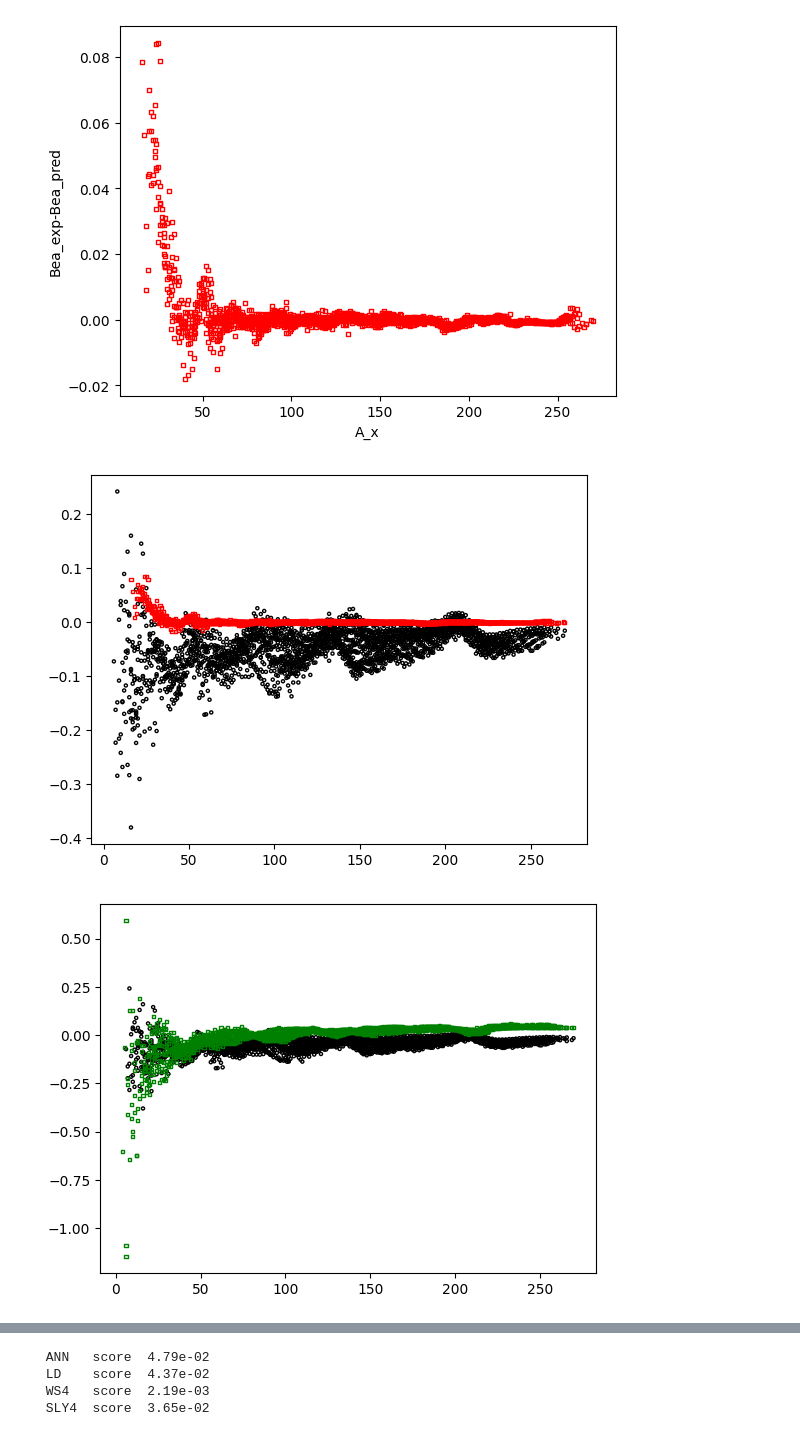
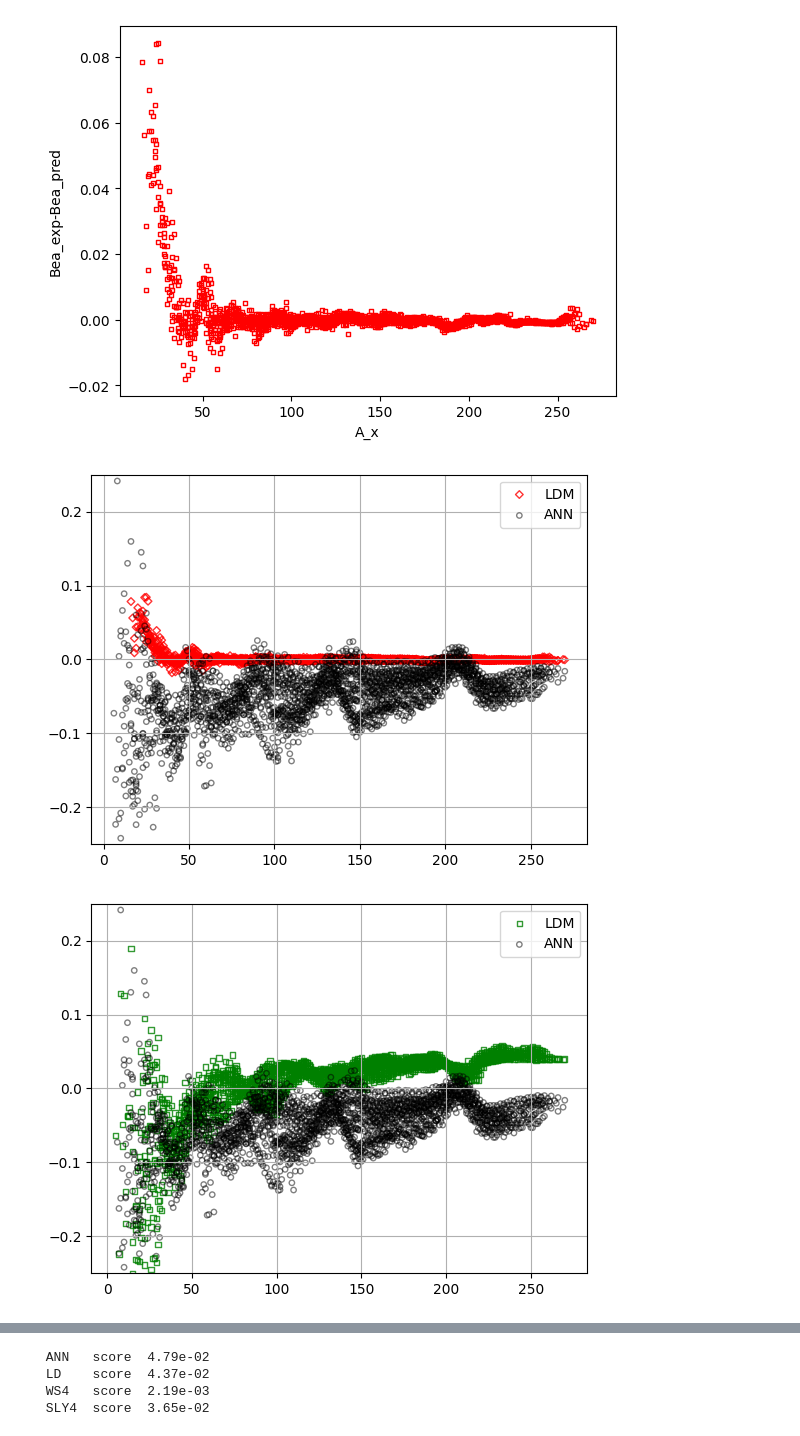
Before and after one commit to JonaJJSJ-crypto/Nucleon, a Jupyter notebook: Nucleon-Jup.ipynb, the cells around one changed output, grey strips where cells are left out. Cells and saved outputs as stored; diff of their text form; code cells hidden in the pictures.

```diff
--- a/Nucleon-Jup.ipynb
+++ b/Nucleon-Jup.ipynb
@@ -367,20 +367,25 @@ plt.show()
 # %% [output]
 [figure]
 # %%
-plt.scatter(x=merge_teo_exp["A_x"],y=merge_teo_exp["Bea_exp-Bea_pred"], color="none", marker="o", edgecolor="black",s=5)
-plt.scatter(x=merge_ws4_exp["A_x"],y=merge_ws4_exp["Bea_exp-Bea_pred"], color="none",marker="s",edgecolor="red",s=5)
+plt.scatter(x=merge_ws4_exp["A_x"],y=merge_ws4_exp["Bea_exp-Bea_pred"], color="none",marker="D",edgecolor="red",s=15,label="LDM",alpha=0.8)
+plt.scatter(x=merge_teo_exp["A_x"],y=merge_teo_exp["Bea_exp-Bea_pred"], color="none", marker="o", edgecolor="black",s=15,label="ANN",alpha=0.5)
 #plt.yscale("log")
-plt.ylim()
+plt.ylim(-0.25,0.25)
+plt.legend()
+plt.grid(True)
 plt.show()
 # %% [output]
-[figure, old version]
+[figure, new version]
 # %%
 sly4_data = pd.read_csv("dataset_Sly4.csv")
 merge_sly4_exp = pd.merge(exp_data, sly4_data, on=["Z","N"], how="inner")
 merge_sly4_exp["Bea_exp-Bea_pred"]=merge_sly4_exp["BEA_x"]-merge_sly4_exp["BEA_y"]
-plt.scatter(x=merge_teo_exp["A_x"],y=merge_teo_exp["Bea_exp-Bea_pred"], color="none", marker="o", edgecolor="black",s=5)
-plt.scatter(x=merge_sly4_exp["A_x"],y=merge_sly4_exp["Bea_exp-Bea_pred"], color="none",marker="s",edgecolor="green",s=5)
+plt.scatter(x=merge_sly4_exp["A_x"],y=merge_sly4_exp["Bea_exp-Bea_pred"], color="none",marker="s",edgecolor="green",s=15,label="LDM",alpha=0.8)
+plt.scatter(x=merge_teo_exp["A_x"],y=merge_teo_exp["Bea_exp-Bea_pred"], color="none", marker="o", edgecolor="black",s=15,label="ANN",alpha=0.5)
+plt.ylim(-0.25,0.25)
+plt.legend()
+plt.grid(True)
 plt.show()
 # %% [output]
-[figure, old version]
+[figure, new version]
 # %%
```
Also changed, not shown: parts of 18 cells of this notebook, 41 other files.
